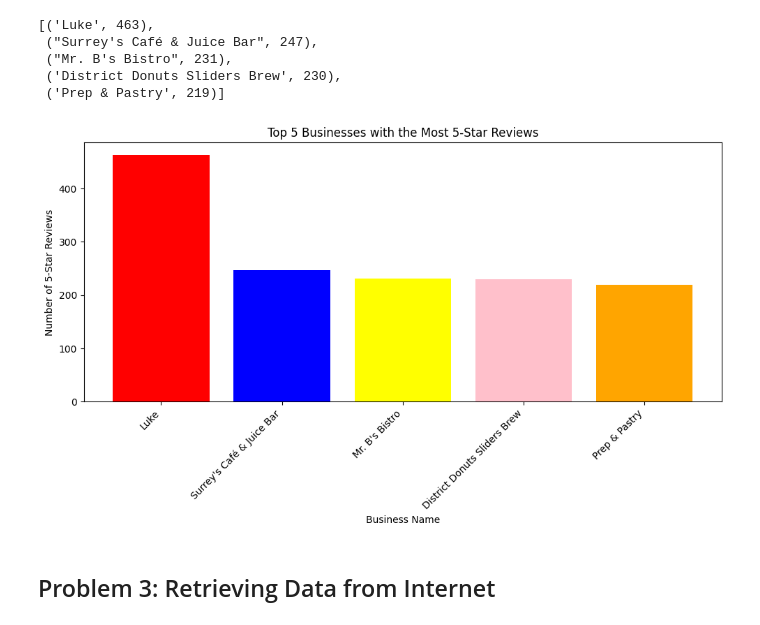
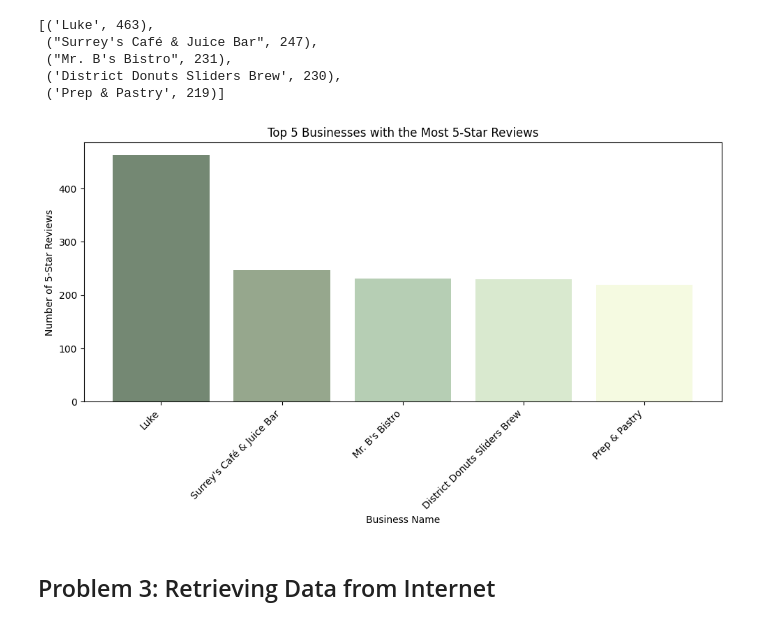
Before and after one commit to WhoAreYou1224/datavis2025, a Jupyter notebook: Text_Analytics68.ipynb, the cells around one changed output. Drawn from its saved outputs; the diff is of its cells as text; code cells hidden in the pictures.

```diff
--- a/Text_Analytics68.ipynb
+++ b/Text_Analytics68.ipynb
@@ -581,19 +863,19 @@ display(top5)
 # %%
 import matplotlib.pyplot as plt
 
 businesses = [item[0] for item in top5]
 counts = [item[1] for item in top5]
 
 plt.figure(figsize=(10, 6))
-plt.bar(businesses, counts, color = ['red','blue','yellow','pink','orange'])
+plt.bar(businesses, counts, color = ['#748873','#96A78D','#B6CEB4','#D9E9CF','#F5FAE1'])
 plt.xlabel("Business Name")
 plt.ylabel("Number of 5-Star Reviews")
 plt.title("Top 5 Businesses with the Most 5-Star Reviews")
 plt.xticks(rotation=45, ha='right')
 plt.tight_layout()
 plt.show()
 # %% [output]
-[figure, old version]
+[figure, new version]
 # %%
 #----------------------------------------------
 # Your code starts here
```
Also changed, not shown: parts of 42 cells of this notebook.
